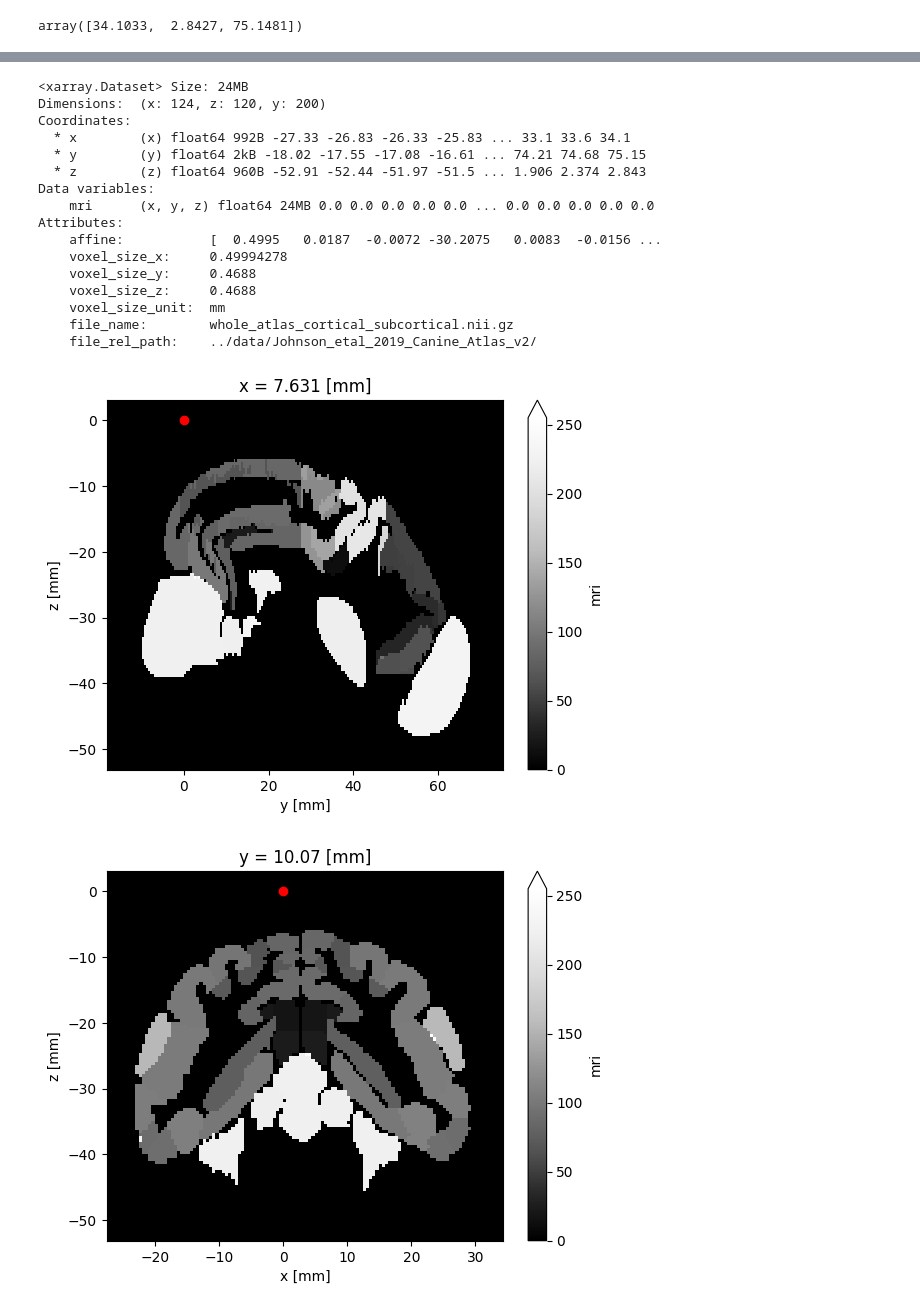
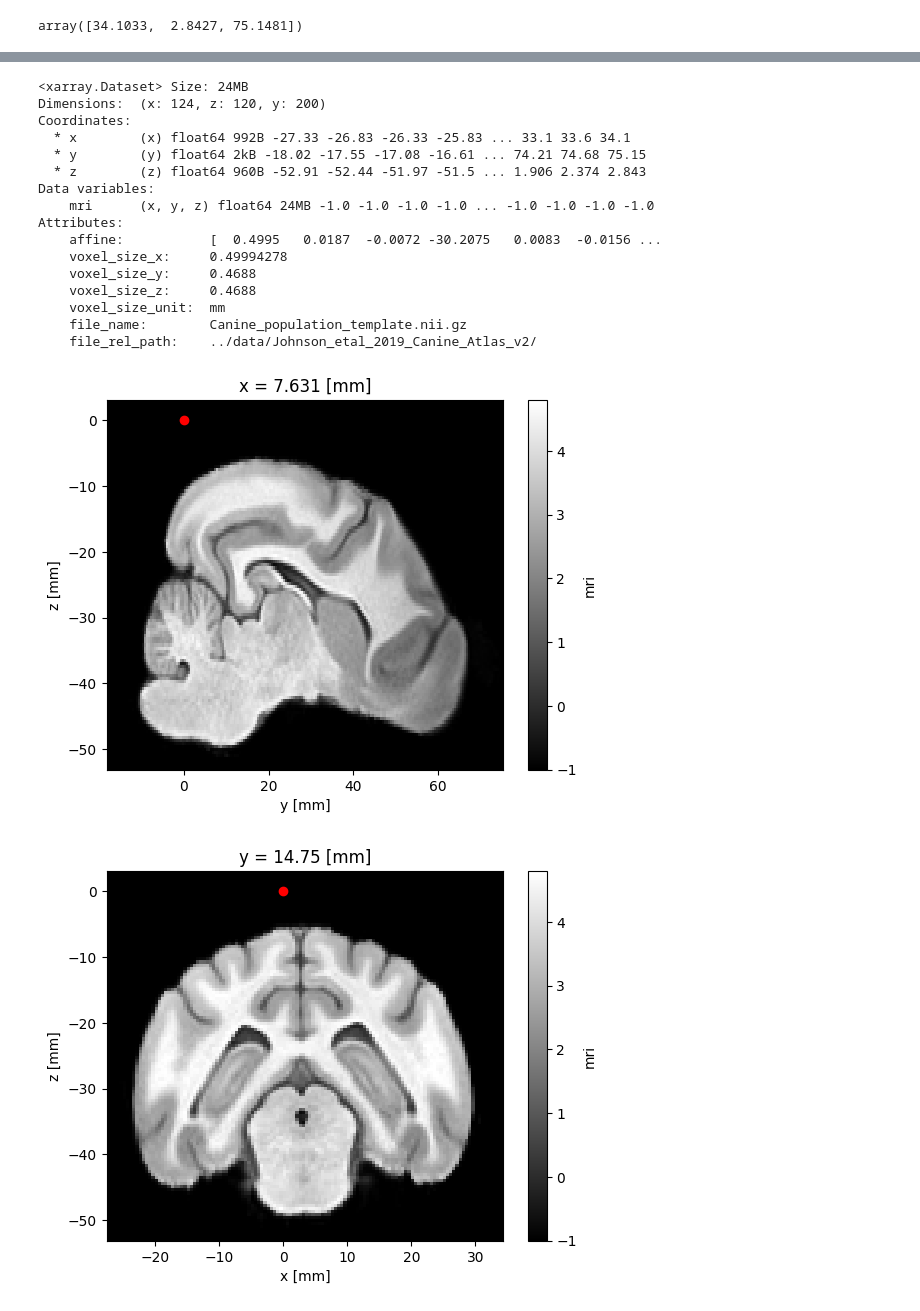
Before and after one commit to mleiwe/PathologyRegistrationPipeline, a Jupyter notebook: notebooks/20241127_FS_MRI_add_coords.ipynb, the cells around one changed output, grey strips where cells are left out. Drawn from its saved outputs; the diff is of its cells as text; code cells hidden in the pictures.

Commit message:
used MRI instead of atlas

```diff
--- a/notebooks/20241127_FS_MRI_add_coords.ipynb
+++ b/notebooks/20241127_FS_MRI_add_coords.ipynb
@@ -28,7 +25,8 @@ np.set_printoptions(suppress=True, precision=4)  # suppresses scientific notatio
 ## Lazy load data
 # %%
 mri_path = "../data/Johnson_etal_2019_Canine_Atlas_v2/"
-mri_file = 'whole_atlas_cortical_subcortical.nii.gz'
+#atlas_file = 'whole_atlas_cortical_subcortical.nii.gz'
+mri_file = 'Canine_population_template.nii.gz'
 img = nib.load(mri_path + mri_file)  # this is a lazy load like in xarray, load the data to memory with img.get_fdata()
 # %%
 print(type(img))
@@ -217,24 +221,24 @@ Coordinates:
   * y        (y) float64 2kB -18.02 -17.55 -17.08 -16.61 ... 74.21 74.68 75.15
   * z        (z) float64 960B -52.91 -52.44 -51.97 -51.5 ... 1.906 2.374 2.843
 Data variables:
-    mri      (x, y, z) float64 24MB 0.0 0.0 0.0 0.0 0.0 ... 0.0 0.0 0.0 0.0 0.0
+    mri      (x, y, z) float64 24MB -1.0 -1.0 -1.0 -1.0 ... -1.0 -1.0 -1.0 -1.0
 Attributes:
     affine:           [  0.4995   0.0187  -0.0072 -30.2075   0.0083  -0.0156 ...
     voxel_size_x:     0.49994278
     voxel_size_y:     0.4688
     voxel_size_z:     0.4688
     voxel_size_unit:  mm
-    file_name:        whole_atlas_cortical_subcortical.nii.gz
+    file_name:        Canine_population_template.nii.gz
     file_rel_path:    ../data/Johnson_etal_2019_Canine_Atlas_v2/
 # %%
 def plot_slice(mri_slice, x, y):
     plt.figure(dpi=100)
-    mri_slice.plot(x=x, y=y, cmap='Greys_r', vmin=0, vmax=255)
+    mri_slice.plot(x=x, y=y, cmap='gray', vmin=img_data.min(), vmax=img_data.max())
     plt.plot(0, 0, 'ro')
 # %%
 plot_slice(ds.mri.isel(x=70), x='y', y='z')
-plot_slice(ds.mri.isel(y=60), x='x', y='z')
-plot_slice(ds.mri.isel(z=60), x='x', y='y')
+plot_slice(ds.mri.isel(y=70), x='x', y='z')
+plot_slice(ds.mri.isel(z=70), x='x', y='y')
 # %% [output]
-[figure, old version]
+[figure, new version]
-[figure, old version]
+[figure, new version]
```
Also changed, not shown: parts of 7 cells of this notebook.
